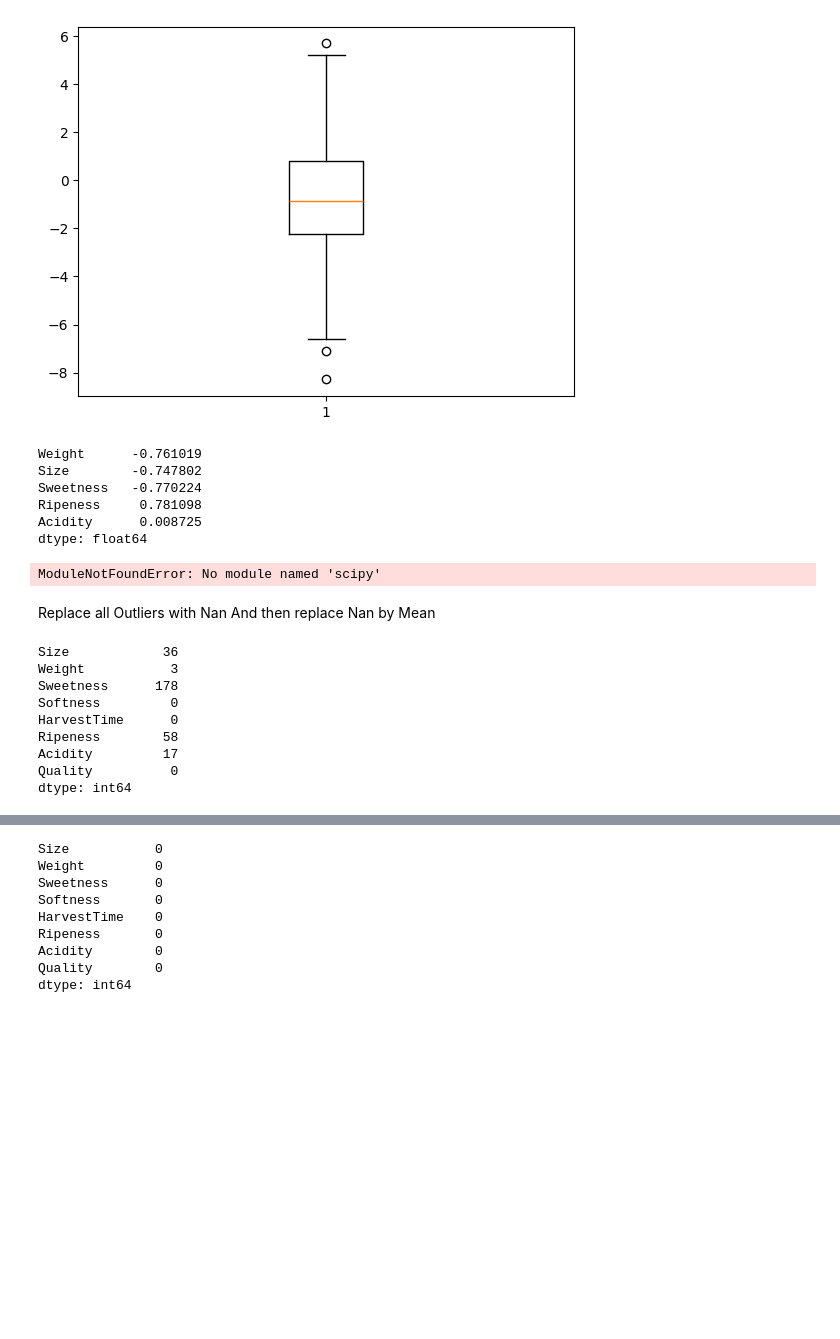
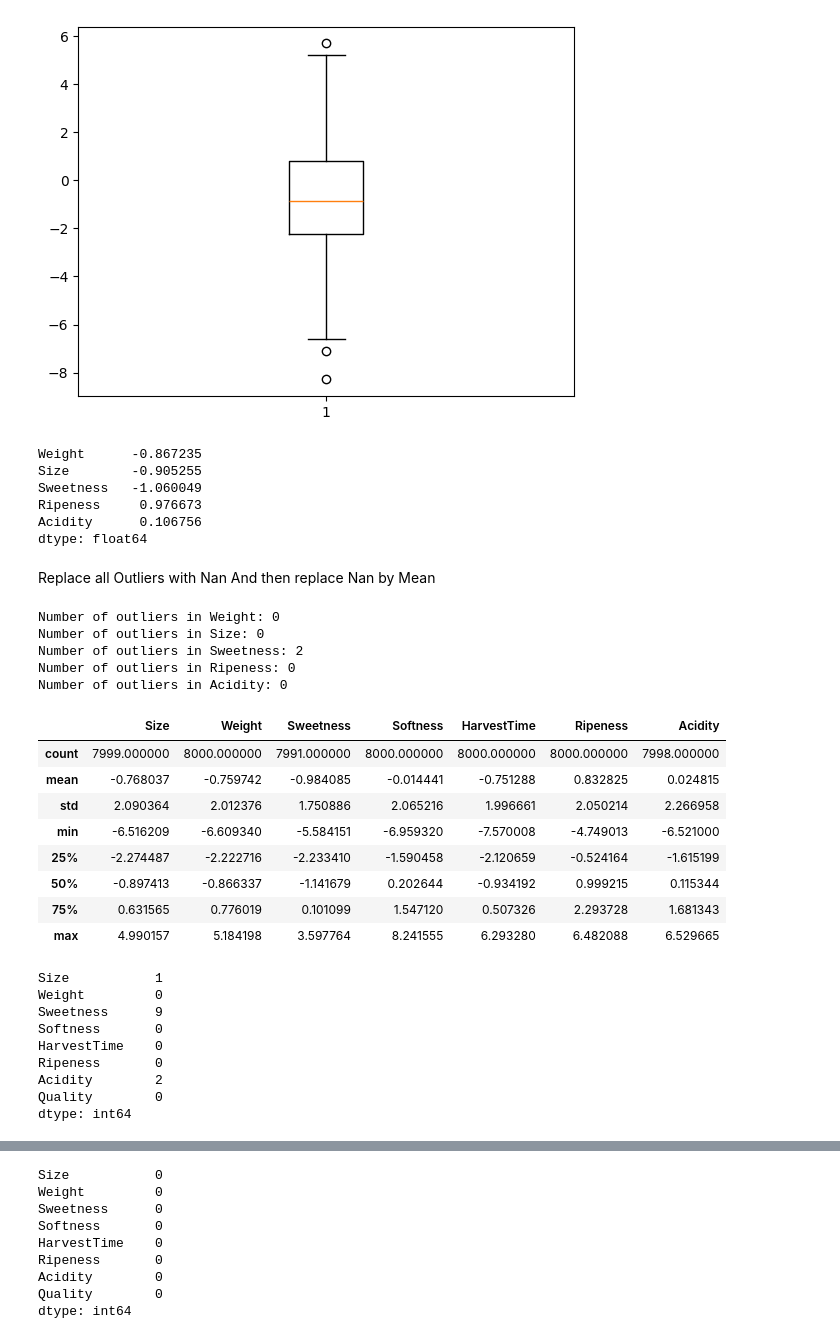
Before and after one commit to Rajendra3213/AI-ML-training, a Jupyter notebook: practical_class3.ipynb, the cells around one changed output, grey strips where cells are left out. Cells and saved outputs as stored; diff of their text form; code cells hidden in the pictures; blank space fills up the shorter version.

```diff
--- a/practical_class3.ipynb
+++ b/practical_class3.ipynb
@@ -125,31 +125,31 @@ plt.show()
 specific_columns = ['Weight', 'Size', 'Sweetness','Ripeness','Acidity']
 
 # Calculate the mean of the specific columns
-column_means = data[specific_columns].mean()
-column_means
+column_median = data[specific_columns].median()
+column_median
 # %% [output]
-Weight      -0.761019
-Size        -0.747802
-Sweetness   -0.770224
-Ripeness     0.781098
-Acidity      0.008725
+Weight      -0.867235
+Size        -0.905255
+Sweetness   -1.060049
+Ripeness     0.976673
+Acidity      0.106756
 dtype: float64
 # %%
-# Overlaying a normal distribution PDF
-import numpy as np
-from scipy.stats import norm
-xmin, xmax = plt.xlim()
-x = np.linspace(xmin, xmax, 100)
-p = norm.pdf(x, np.mean(data), np.std(data))
-plt.plot(x, p, 'k', linewidth=2, label='Normal Distribution')
+# # Overlaying a normal distribution PDF
+# import numpy as np
+# from scipy.stats import norm
+# xmin, xmax = plt.xlim()
+# x = np.linspace(xmin, xmax, 100)
+# p = norm.pdf(x, np.mean(data), np.std(data))
+# plt.plot(x, p, 'k', linewidth=2, label='Normal Distribution')
-# %% [output]
-ModuleNotFoundError: No module named 'scipy'
 # %% [markdown]
 Replace all Outliers with Nan
 And then replace Nan by Mean
 # %%
 import numpy as np
+
 nan_value = np.nan
+outlier_count = {}
 
 for column_name in ['Weight', 'Size', 'Sweetness', 'Ripeness', 'Acidity']:
     Q1 = data[column_name].quantile(0.25)
@@ -160,21 +160,47 @@ for column_name in ['Weight', 'Size', 'Sweetness', 'Ripeness', 'Acidity']:
     lower_bound = Q1 - 1.5 * IQR
     upper_bound = Q3 + 1.5 * IQR
 
+    # Count outliers
+    outliers = (data[column_name] < lower_bound) | (data[column_name] > upper_bound)
+    outlier_count[column_name] = outliers.sum()
+
     # Replace the outliers with NaN
-    data[column_name] = np.where((data[column_name] < lower_bound) | (data[column_name] > upper_bound), nan_value, data[column_name])
+    data[column_name] = np.where(outliers, nan_value, data[column_name])
+
+# Print outlier counts
+for column_name, count in outlier_count.items():
+    print(f"Number of outliers in {column_name}: {count}")
+
 # Assuming df is your DataFrame and 'column_name' is the column for which you want to check outliers
+new_data = data
+# %% [output]
+Number of outliers in Weight: 0
+Number of outliers in Size: 0
+Number of outliers in Sweetness: 2
+Number of outliers in Ripeness: 0
+Number of outliers in Acidity: 0
 # %%
-data.describe()
+new_data.describe()
+# %% [output]
+|  | Size | Weight | Sweetness | Softness | HarvestTime | Ripeness | Acidity |
+| count | 7999.000000 | 8000.000000 | 7991.000000 | 8000.000000 | 8000.000000 | 8000.000000 | 7998.000000 |
+| mean | -0.768037 | -0.759742 | -0.984085 | -0.014441 | -0.751288 | 0.832825 | 0.024815 |
+| std | 2.090364 | 2.012376 | 1.750886 | 2.065216 | 1.996661 | 2.050214 | 2.266958 |
+| min | -6.516209 | -6.609340 | -5.584151 | -6.959320 | -7.570008 | -4.749013 | -6.521000 |
+| 25% | -2.274487 | -2.222716 | -2.233410 | -1.590458 | -2.120659 | -0.524164 | -1.615199 |
+| 50% | -0.897413 | -0.866337 | -1.141679 | 0.202644 | -0.934192 | 0.999215 | 0.115344 |
+| 75% | 0.631565 | 0.776019 | 0.101099 | 1.547120 | 0.507326 | 2.293728 | 1.681343 |
+| max | 4.990157 | 5.184198 | 3.597764 | 8.241555 | 6.293280 | 6.482088 | 6.529665 |
 # %%
 # Show the number of Nan value
-data.isna().sum()
+new_data.isna().sum()
 # %% [output]
-Size            36
-Weight           3
-Sweetness      178
-Softness         0
-HarvestTime      0
-Ripeness        58
-Acidity         17
-Quality          0
+Size           1
+Weight         0
+Sweetness      9
+Softness       0
+HarvestTime    0
+Ripeness       0
+Acidity        2
+Quality        0
 dtype: int64
```
Also changed, not shown: parts of 22 cells of this notebook, 4 other files.
